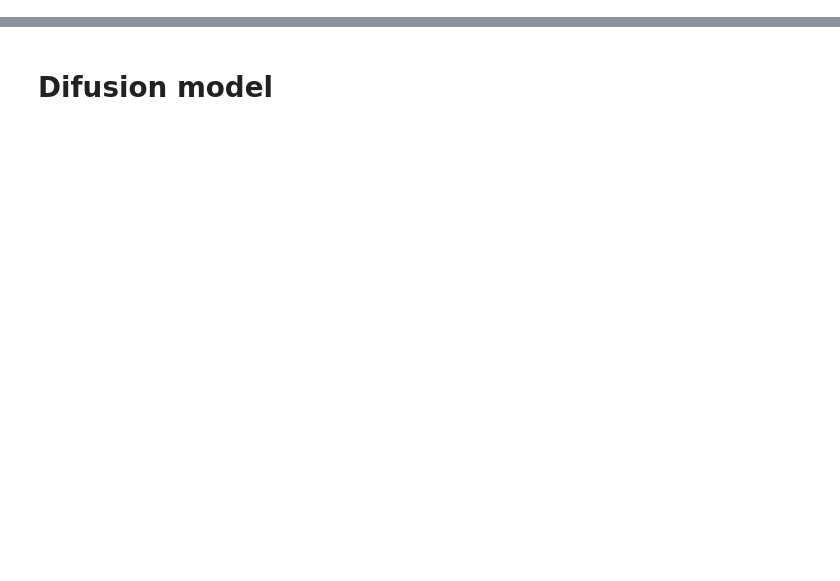
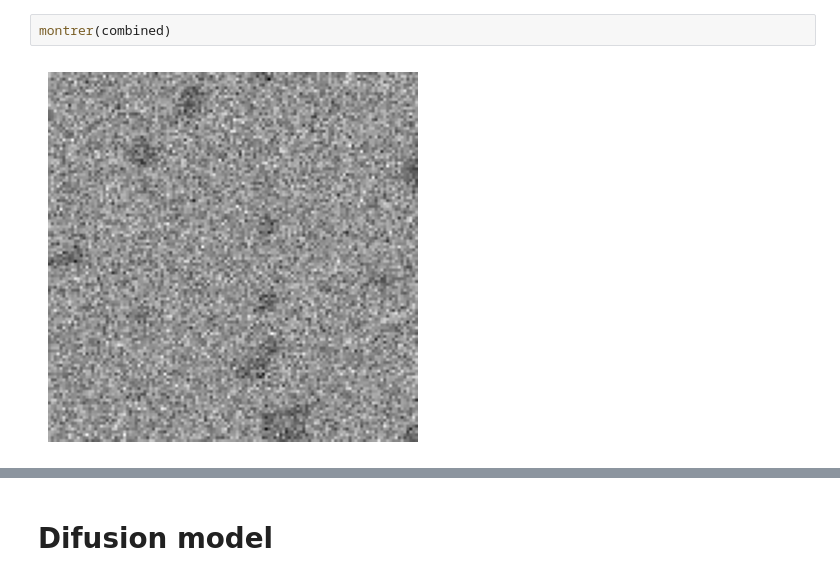
Before and after one commit to dkuzni/Synomaly_-tests, a Jupyter notebook: scripts_guided_diffusion/Home_made_multi_scale_diffusion.ipynb, the cells around one changed output, grey strips where cells are left out. Drawn from its saved outputs; the diff is of its cells as text; blank space fills up the shorter version.

```diff
--- a/scripts_guided_diffusion/Home_made_multi_scale_diffusion.ipynb
+++ b/scripts_guided_diffusion/Home_made_multi_scale_diffusion.ipynb
@@ -40,0 +73,4 @@ plt.imshow(a,cmap='gray')
+# %%
+montrer(combined)
+# %% [output]
+[figure, added]
```
Also changed, not shown: parts of 28 cells of this notebook, 13 other files.
